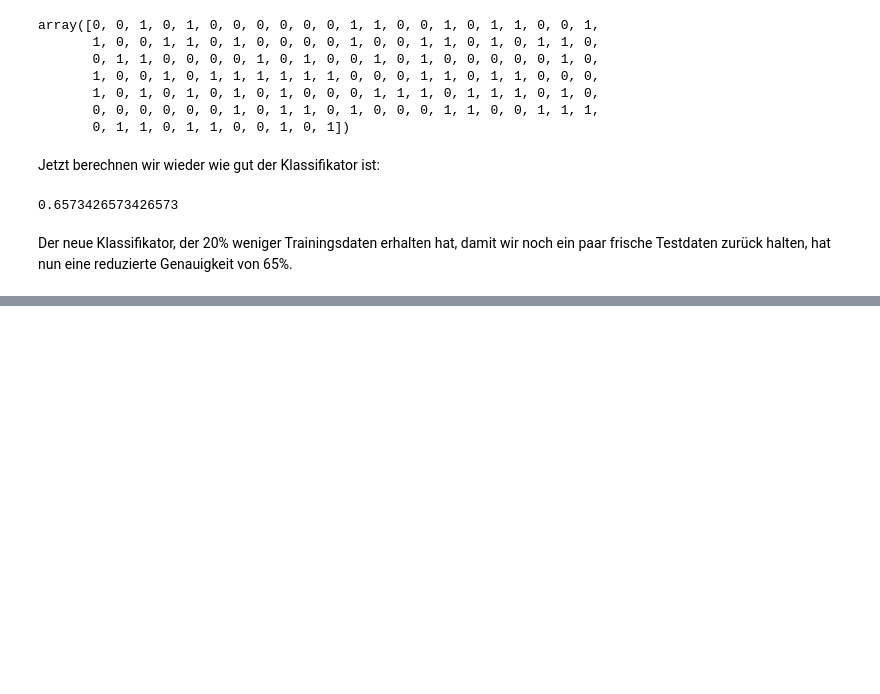
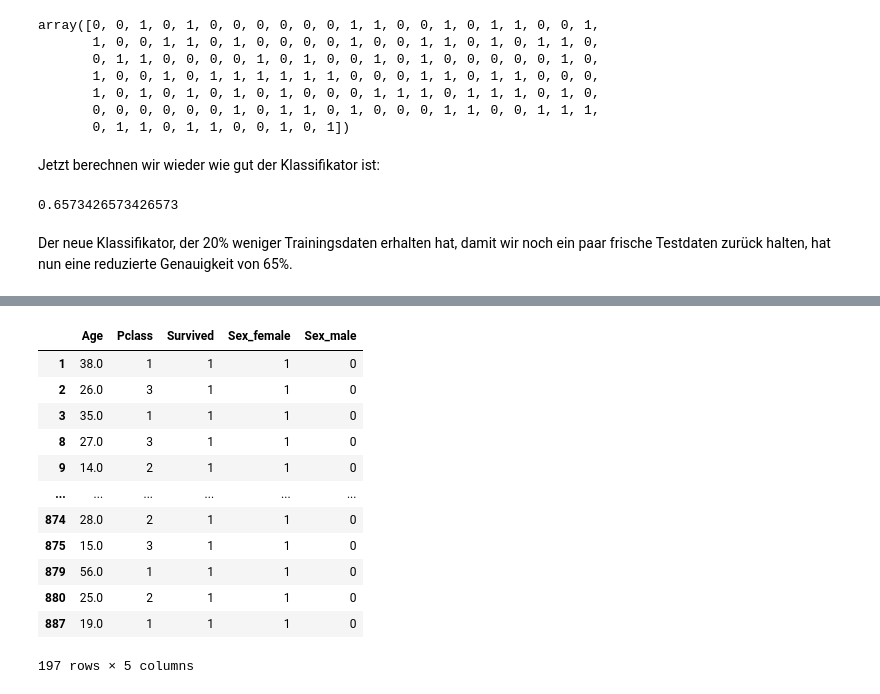
Before and after one commit to juebrauer/book_einstieg_in_ml_mit_scikit-learn, a Jupyter notebook: 02_naive_bayes.ipynb, the cells around one changed output, grey strips where cells are left out. Saved outputs shown, nothing was run; the diff lists cells and outputs as text; code cells hidden in the pictures; blank space fills up the shorter version.

```diff
--- a/02_naive_bayes.ipynb
+++ b/02_naive_bayes.ipynb
@@ -623,0 +748,18 @@ Der neue Klassifikator, der 20% weniger Trainingsdaten erhalten hat, damit wir n
+# %%
+tabelle_frauen_die_ueberlebten = d[ (d["Sex_female"]==1) & (d["Survived"]==1) ]
+# %%
+tabelle_frauen_die_ueberlebten
+# %% [output]
+|  | Age | Pclass | Survived | Sex_female | Sex_male |
+| 1 | 38.0 | 1 | 1 | 1 | 0 |
+| 2 | 26.0 | 3 | 1 | 1 | 0 |
+| 3 | 35.0 | 1 | 1 | 1 | 0 |
+| 8 | 27.0 | 3 | 1 | 1 | 0 |
+| 9 | 14.0 | 2 | 1 | 1 | 0 |
+| ... | ... | ... | ... | ... | ... |
+| 874 | 28.0 | 2 | 1 | 1 | 0 |
+| 875 | 15.0 | 3 | 1 | 1 | 0 |
+| 879 | 56.0 | 1 | 1 | 1 | 0 |
+| 880 | 25.0 | 2 | 1 | 1 | 0 |
+| 887 | 19.0 | 1 | 1 | 1 | 0 |
+197 rows × 5 columns
```
Also changed, not shown: parts of 21 cells of this notebook.
